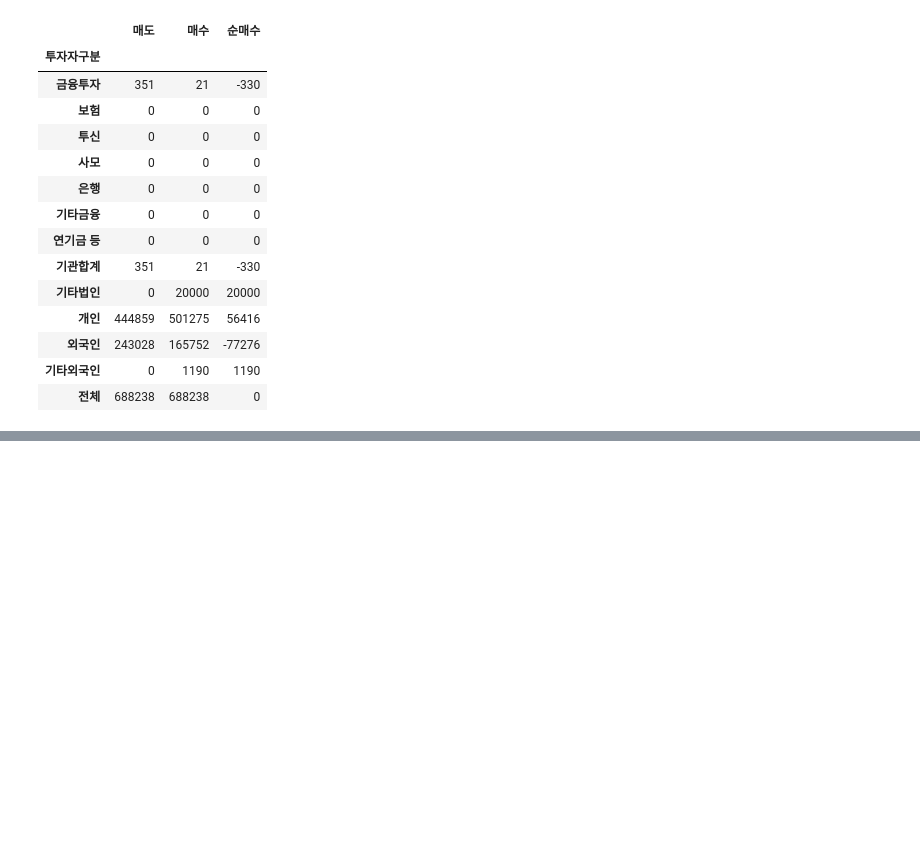
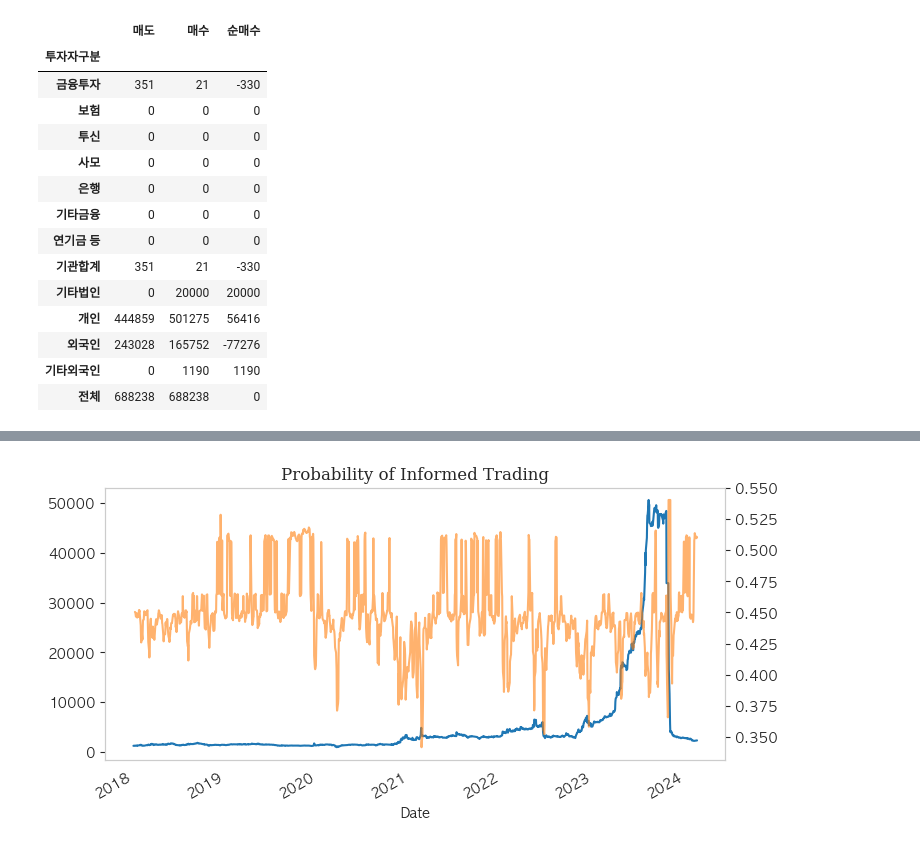
Before and after one commit to Tommylee1013/FinancialMachineLearning, a Jupyter notebook: Advances in Financial Machine Learning/PyKRX.ipynb, the cells around one changed output, grey strips where cells are left out. Cells and saved outputs as stored; diff of their text form; code cells hidden in the pictures; blank space fills up the shorter version.

```diff
--- a/Advances in Financial Machine Learning/PyKRX.ipynb
+++ b/Advances in Financial Machine Learning/PyKRX.ipynb
@@ -89,0 +92,20 @@ data
+# %%
+ask = (data['Sell_volume'] / data['Volume']).mean()
+# %%
+pin = probability_of_informed_trading(
+    data['Low'], data['High'],
+    window = 5,
+    alpha = 0.5,
+    delta = 0.5,
+    mu = 0.5,
+    bid = 1 - ask,
+    ask = ask
+)
+# %%
+import matplotlib.pyplot as plt
+data['Close'].plot(figsize = (8, 4), grid = False)
+pin.plot(secondary_y = True, alpha = 0.6)
+plt.title('Probability of Informed Trading', fontfamily = 'Serif')
+plt.show()
+# %% [output]
+[figure, added]
```
Also changed, not shown: parts of 7 cells of this notebook, 6 other files.
